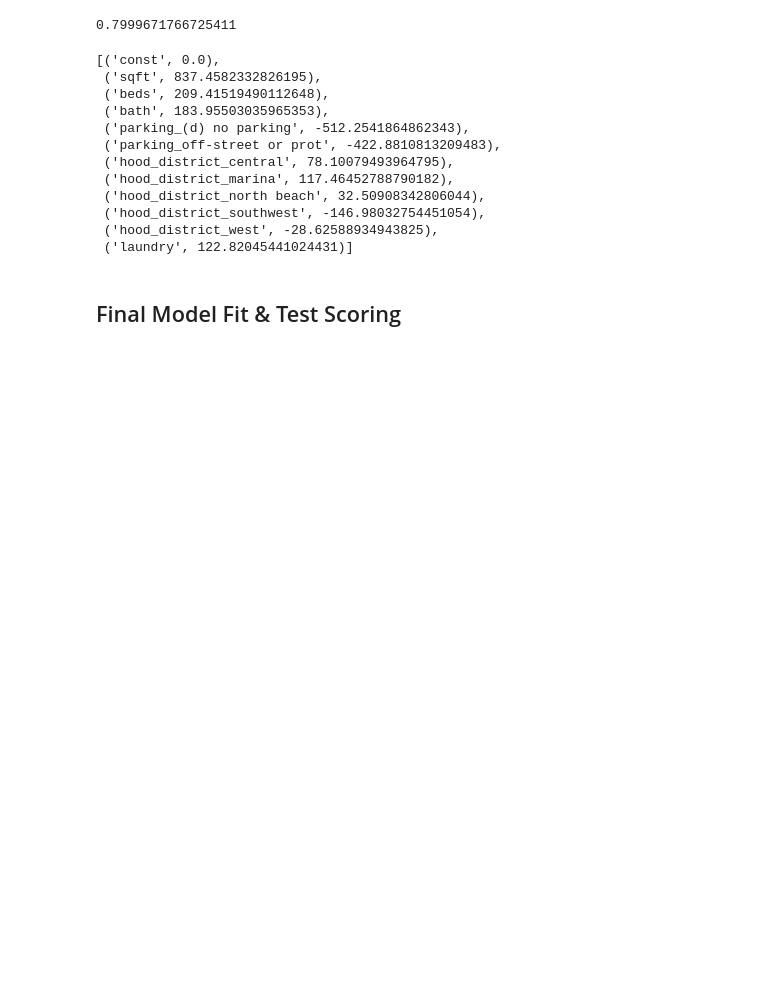
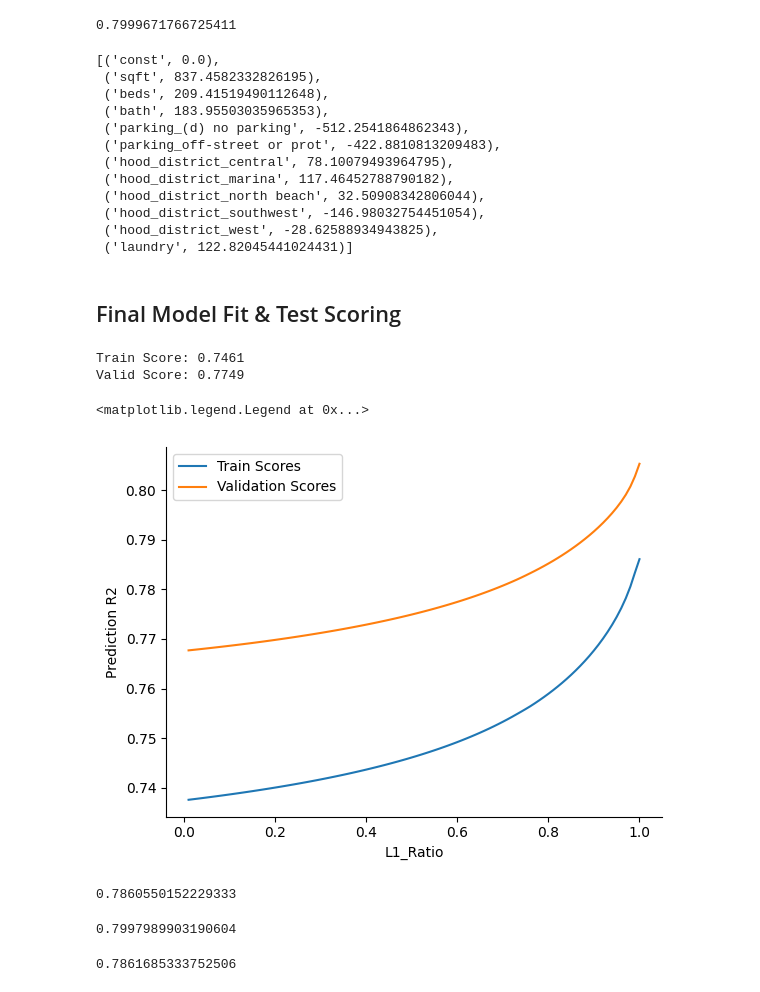
Before and after one commit to CalesSla/Statsmodels_recap, a Jupyter notebook: Regression and Forecasting U/03_regression_modelling_project.ipynb, the cells around one changed output. Saved outputs shown, nothing was run; the diff lists cells and outputs as text; code cells hidden in the pictures; blank space fills up the shorter version.

Commit message:
ElasticNet regression

```diff
--- a/Regression and Forecasting U/03_regression_modelling_project.ipynb
+++ b/Regression and Forecasting U/03_regression_modelling_project.ipynb
@@ -361,3 +361,60 @@ list(zip(X.columns, lasso_model.coef_))
  ('laundry', 122.82045441024431)]
 # %% [markdown]
 ## Final Model Fit & Test Scoring
+# %%
+from sklearn.linear_model import ElasticNet
+
+enet_model = ElasticNet(alpha=1, l1_ratio=0.5).fit(X, y)
+
+print(
+    f"Train Score: {round(enet_model.score(X, y), 4)} \n"
+    f"Valid Score: {round(enet_model.score(X_val, y_val), 4)}"
+)
+# %% [output]
+Train Score: 0.7461
+Valid Score: 0.7749
+# %%
+train_scores = []
+val_scores = []
+
+l1_ratios = np.linspace(0.01, 1, 100)
+
+for l1_ratio in l1_ratios:
+    enet_model = ElasticNet(alpha=1, l1_ratio=l1_ratio).fit(X, y)
+    train_scores.append(enet_model.score(X, y))
+    val_scores.append(enet_model.score(X_val, y_val))
+# %%
+fig, ax = plt.subplots()
+
+ax.plot(l1_ratios, train_scores, label = "Train Scores")
+ax.plot(l1_ratios, val_scores, label = "Validation Scores")
+
+ax.set_xlabel("L1_Ratio")
+ax.set_ylabel("Prediction R2")
+
+ax.spines[["top", "right"]].set_visible(False)
+ax.legend()
+# %% [output]
+<matplotlib.legend.Legend at 0x...>
+[figure, added]
+# %%
+eNet_final = ElasticNet(alpha=1.11, l1_ratio=1).fit(X, y)
+eNet_final.score(X, y)
+# %% [output]
+0.7860550152229333
+# %%
+eNet_final.score(X_test, y_test)
+# %% [output]
+0.7997989903190604
+# %%
+from sklearn.linear_model import ElasticNetCV
+
+alphas = 10 ** np.linspace(-3, 3, 200)
+l1_ratios = np.linspace(0.01, 1, 10)
+
+enet_model = ElasticNetCV(alphas=alphas, l1_ratio=l1_ratios, cv=5)
+enet_model.fit(X, y)
+
+print(enet_model.score(X, y))
+# %% [output]
+0.7861685333752506
```
